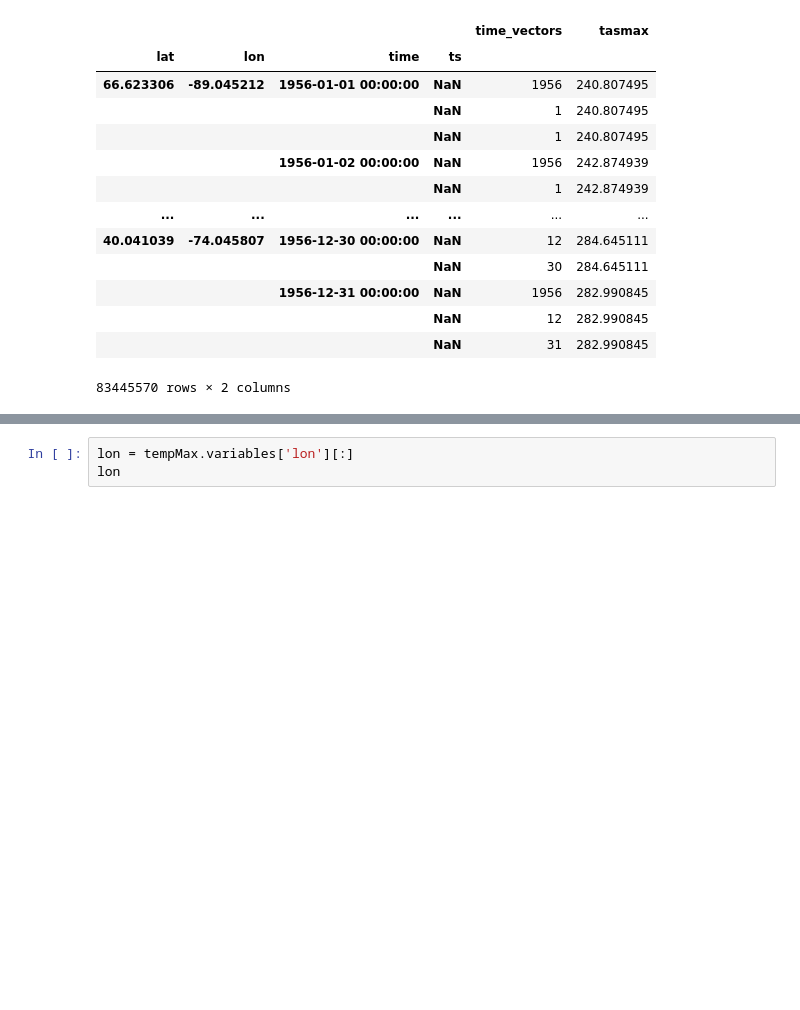
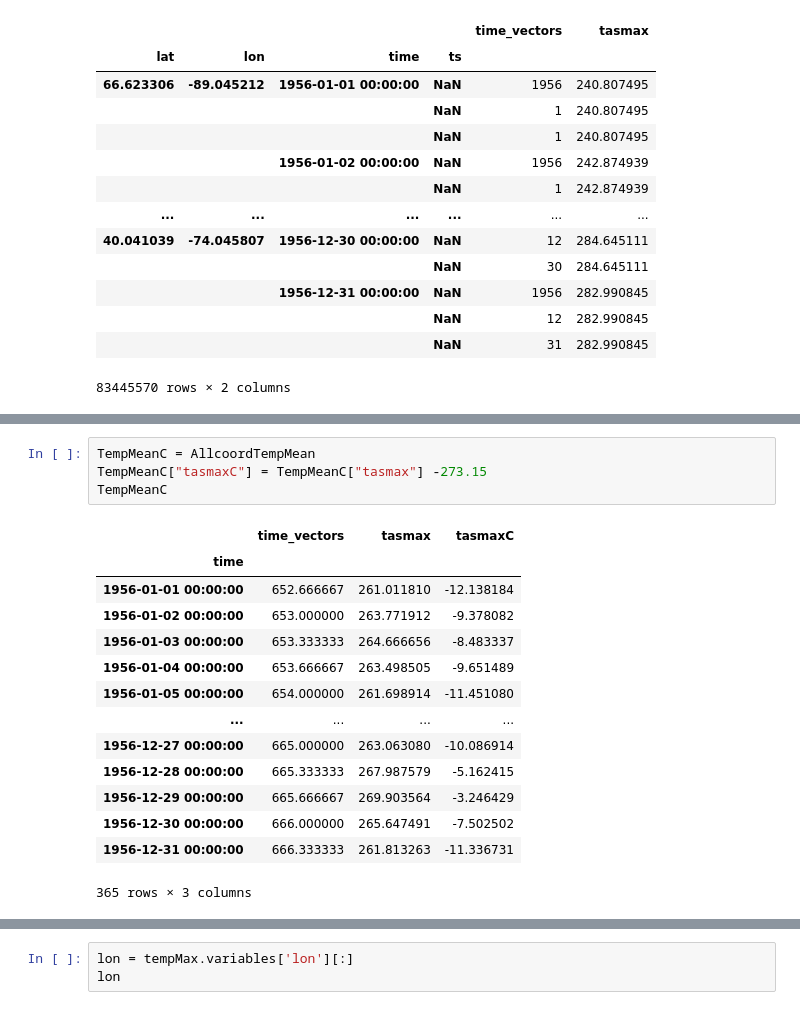
Before and after one commit to marinalopez2110/FistTemplateClimPort, a Jupyter notebook: Open NetCDF with Cartopy.ipynb, the cells around one changed output, grey strips where cells are left out. Saved outputs shown, nothing was run; the diff lists cells and outputs as text; blank space fills up the shorter version.

```diff
--- a/Open NetCDF with Cartopy.ipynb
+++ b/Open NetCDF with Cartopy.ipynb
@@ -62,0 +81,19 @@ df
+# %%
+TempMeanC = AllcoordTempMean
+TempMeanC["tasmaxC"] = TempMeanC["tasmax"] -273.15
+TempMeanC
+# %% [output]
+|  | time_vectors | tasmax | tasmaxC |
+| time |  |  |  |
+| 1956-01-01 00:00:00 | 652.666667 | 261.011810 | -12.138184 |
+| 1956-01-02 00:00:00 | 653.000000 | 263.771912 | -9.378082 |
+| 1956-01-03 00:00:00 | 653.333333 | 264.666656 | -8.483337 |
+| 1956-01-04 00:00:00 | 653.666667 | 263.498505 | -9.651489 |
+| 1956-01-05 00:00:00 | 654.000000 | 261.698914 | -11.451080 |
+| ... | ... | ... | ... |
+| 1956-12-27 00:00:00 | 665.000000 | 263.063080 | -10.086914 |
+| 1956-12-28 00:00:00 | 665.333333 | 267.987579 | -5.162415 |
+| 1956-12-29 00:00:00 | 665.666667 | 269.903564 | -3.246429 |
+| 1956-12-30 00:00:00 | 666.000000 | 265.647491 | -7.502502 |
+| 1956-12-31 00:00:00 | 666.333333 | 261.813263 | -11.336731 |
+365 rows × 3 columns
```
Also changed, not shown: parts of 2 cells of this notebook.
